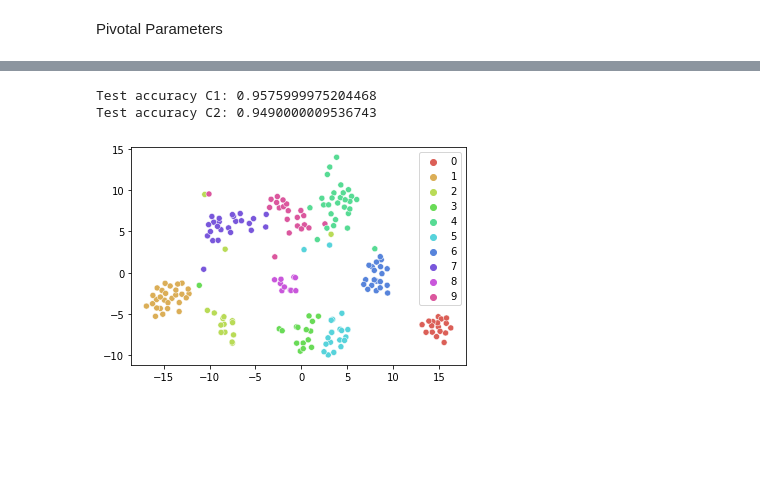
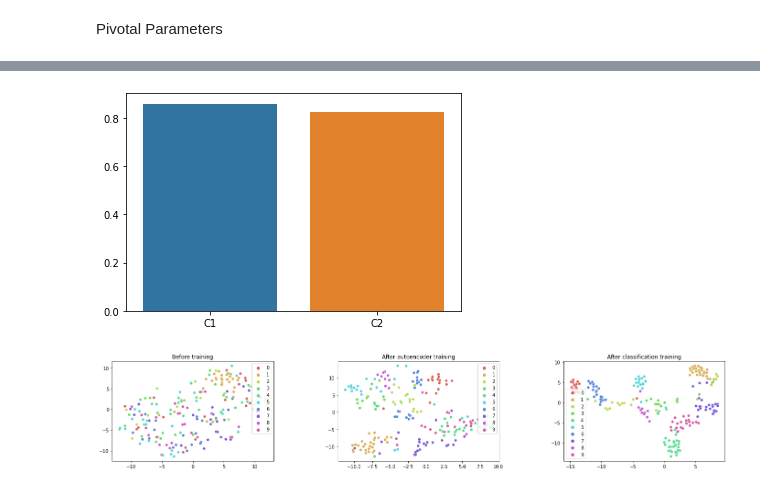
Before and after one commit to markusmkim/DL-Autoencoder, a Jupyter notebook: main.ipynb, the cells around one changed output, grey strips where cells are left out. Saved outputs shown, nothing was run; the diff lists cells and outputs as text; code cells hidden in the pictures; blank space fills up the shorter version.

```diff
--- a/main.ipynb
+++ b/main.ipynb
@@ -94,5 +141,10 @@ autoencoder = deep_autoencoder(encoder, decoder)
 # %%
 from models.classifier import deep_classifier
+n_classes = 25 if dataset == "handsign" else 10
 
-classifier_C1 = deep_classifier(10, encoder=encoder)
-classifier_C2 = deep_classifier(10, input_shape=(28, 28))
+classifier_C1 = deep_classifier(n_classes, encoder=encoder)
+classifier_C2 = deep_classifier(n_classes, latent_vector_size=latent_vector_size, input_shape=image_shape)
+print("C1:")
+print(classifier_C1.summary())
+print("\nC2:")
+print(classifier_C2.summary())
@@ -141,9 +218,10 @@ tsne_plot(compressed_image_representations[:200], test_labels[:200])
 # %%
 if freeze_encoder:
     encoder.trainable = False
-
+print(x_val.shape)
+print(y_val.shape)
 logs_C1 = []
 classifier_C1.compile(optimizer=optimizer(optimizer_classifier, lr_classifier), loss="categorical_crossentropy", metrics=['accuracy'])
-classifier_C1.fit(x_train_d2, y_train_d2, epochs=epochs_classifier, batch_size=64, validation_data=(x_test[:128], y_test[:128]), verbose=1, callbacks=[TrainingCallback(logs_C1)])
+classifier_C1.fit(x_train_d2, y_train_d2, epochs=epochs_classifier, batch_size=64, validation_data=(x_val, y_val), verbose=1, callbacks=[TrainingCallback(logs_C1)])
 loss_C1, acc_C1 = classifier_C1.evaluate(x_test, y_test)
 # %% [output]
@@ -168,6 +246,6 @@ Epoch 8/8
 logs_C2 = []
 
 classifier_C2.compile(optimizer=optimizer(optimizer_classifier, lr_classifier), loss=loss_classifier, metrics=['accuracy'])
-classifier_C2.fit(x_train_d2, y_train_d2, epochs=epochs_classifier, batch_size=64, validation_data=(x_test[:128], y_test[:128]), verbose=1, callbacks=[TrainingCallback(logs_C2)])
+classifier_C2.fit(x_train_d2, y_train_d2, epochs=epochs_classifier, batch_size=64, validation_data=(x_val, y_val), verbose=1, callbacks=[TrainingCallback(logs_C2)])
 loss_C2, acc_C2 = classifier_C2.evaluate(x_test, y_test)
 # %% [output]
@@ -195,11 +273,18 @@ plot_logs("Accuracy", [logs_C1, logs_C2], "accuracy", ["Semi", "Sup"], "Categori
-# %%
-print("Test accuracy C1:", acc_C1)
-print("Test accuracy C2:", acc_C2)
-# %% [output]
-Test accuracy C1: 0.9575999975204468
-Test accuracy C2: 0.9490000009536743
-# %%
-compressed_image_representations = encoder.predict(x_test)
-tsne_plot(compressed_image_representations[:200], test_labels[:200])
-# %% [output]
-[figure, removed]
+# %%
+from utils.visualize import compare_accuracy
+compare_accuracy([acc_C1, acc_C2], ["C1", "C2"])
+# %% [output]
+[figure, added]
+# %%
+from utils.visualize import tsne_plots
+
+compressed_images_after_classification = encoder.predict(x_test)
+if show_tsne:
+    labels = test_labels[:200]
+    if len(labels.shape) == 2:
+        labels = labels.reshape((200, ))
+    tsne_plots([initial_compressed_images[:200], compressed_images[:200], compressed_images_after_classification[:200]],
+              ["Before training", "After autoencoder training", "After classification training"],
+              labels)
+# %% [output]
+[figure, added]
```
Also changed, not shown: parts of 19 cells of this notebook, 7 other files.
